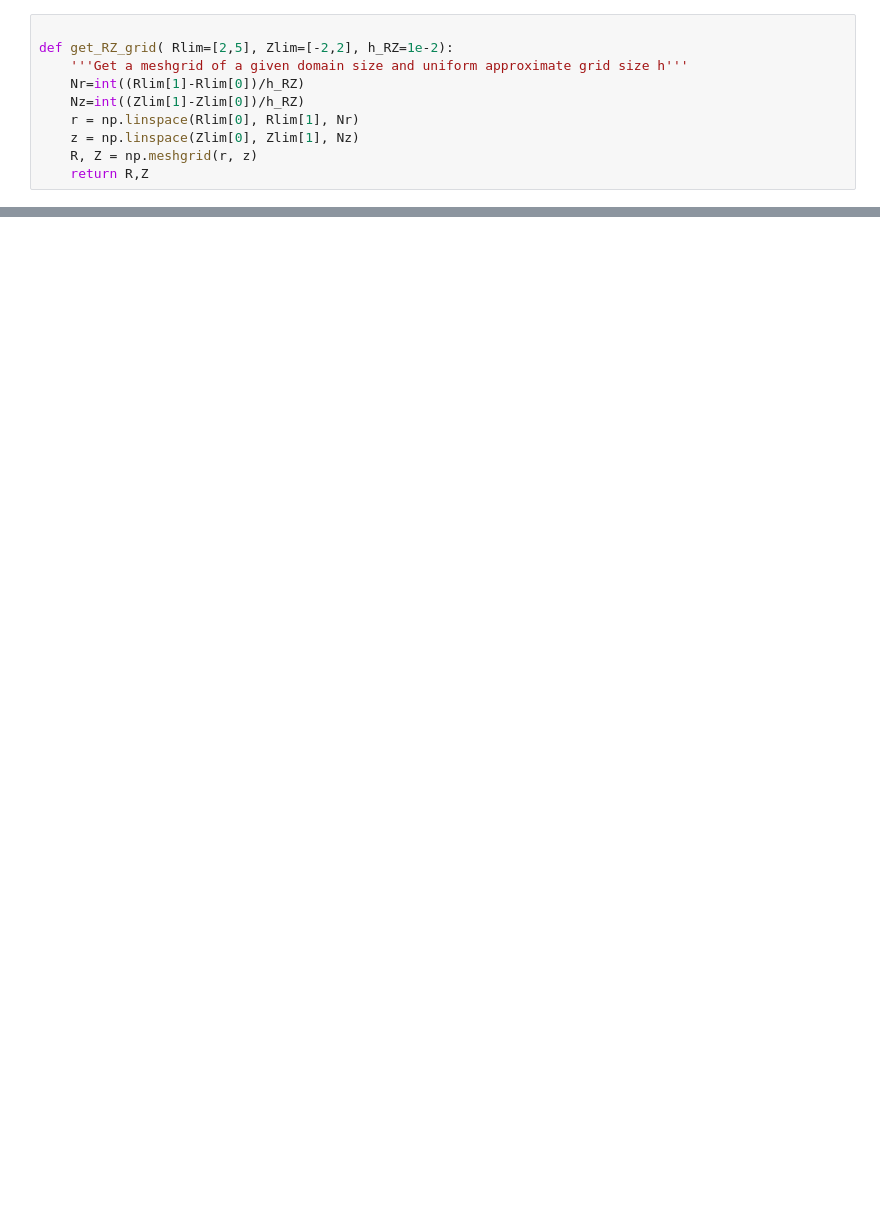
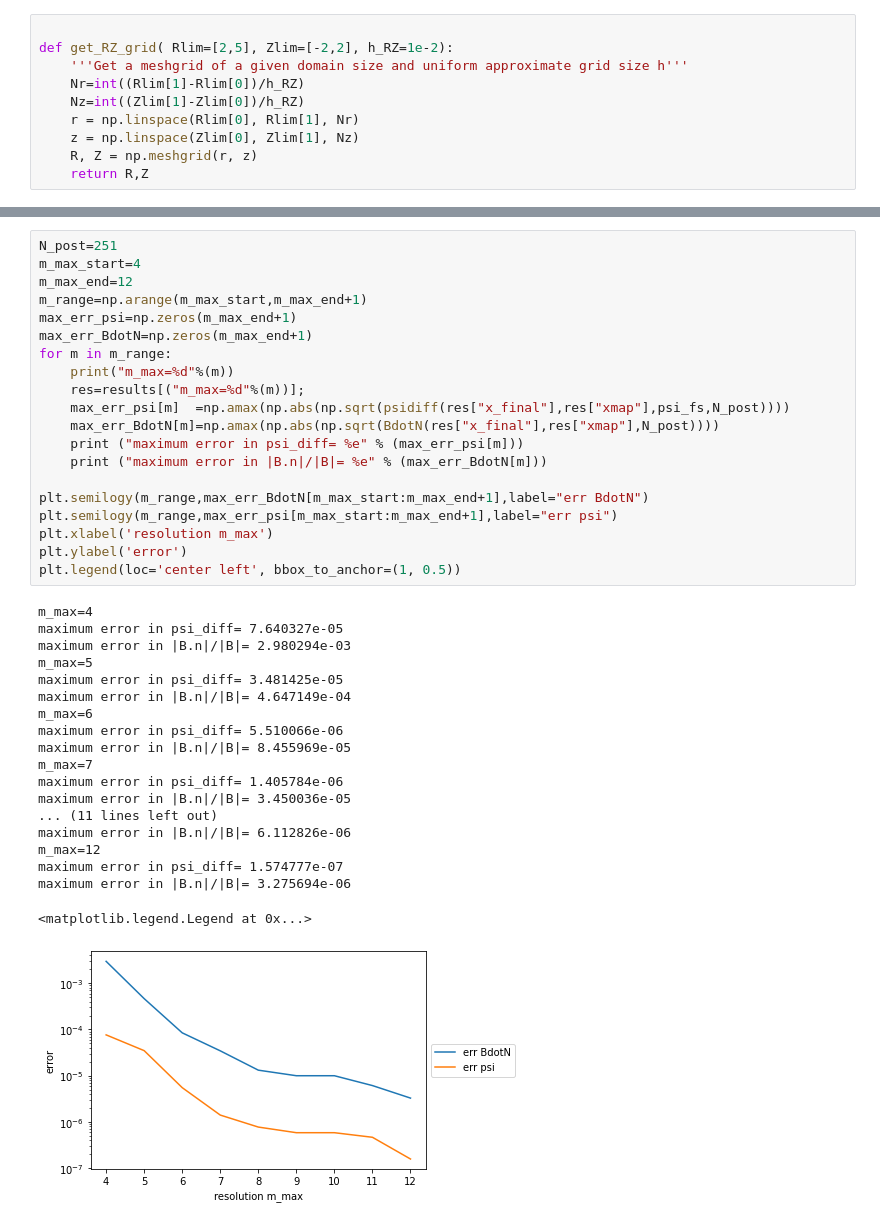
Before and after one commit to fhindenlang/2d_freeboundary_generator, a Jupyter notebook: testcase_setup.ipynb, the cells around one changed output, grey strips where cells are left out. Cells and saved outputs as stored; diff of their text form; blank space fills up the shorter version.

```diff
--- a/testcase_setup.ipynb
+++ b/testcase_setup.ipynb
@@ -372,3 +511,43 @@ x_final,xmap,psi_fs=find_flux_surface()
+# %%
+N_post=251
+m_max_start=4
+m_max_end=12
+m_range=np.arange(m_max_start,m_max_end+1)
+max_err_psi=np.zeros(m_max_end+1)
+max_err_BdotN=np.zeros(m_max_end+1)
+for m in m_range:
+    print("m_max=%d"%(m))
+    res=results[("m_max=%d"%(m))];
+    max_err_psi[m]  =np.amax(np.abs(np.sqrt(psidiff(res["x_final"],res["xmap"],psi_fs,N_post))))
+    max_err_BdotN[m]=np.amax(np.abs(np.sqrt(BdotN(res["x_final"],res["xmap"],N_post))))
+    print ("maximum error in psi_diff= %e" % (max_err_psi[m]))
+    print ("maximum error in |B.n|/|B|= %e" % (max_err_BdotN[m]))
+
+plt.semilogy(m_range,max_err_BdotN[m_max_start:m_max_end+1],label="err BdotN")
+plt.semilogy(m_range,max_err_psi[m_max_start:m_max_end+1],label="err psi")
+plt.xlabel('resolution m_max')
+plt.ylabel('error')
+plt.legend(loc='center left', bbox_to_anchor=(1, 0.5))
+# %% [output]
+m_max=4
+maximum error in psi_diff= 7.640327e-05
+maximum error in |B.n|/|B|= 2.980294e-03
+m_max=5
+maximum error in psi_diff= 3.481425e-05
+maximum error in |B.n|/|B|= 4.647149e-04
+m_max=6
+maximum error in psi_diff= 5.510066e-06
+maximum error in |B.n|/|B|= 8.455969e-05
+m_max=7
+maximum error in psi_diff= 1.405784e-06
+maximum error in |B.n|/|B|= 3.450036e-05
+... (11 lines left out)
+maximum error in |B.n|/|B|= 6.112826e-06
+m_max=12
+maximum error in psi_diff= 1.574777e-07
+maximum error in |B.n|/|B|= 3.275694e-06
+<matplotlib.legend.Legend at 0x...>
+[figure, added]
 # %%
 #some more post-processing
 N_post=251
```
Also changed, not shown: parts of 12 cells of this notebook.
